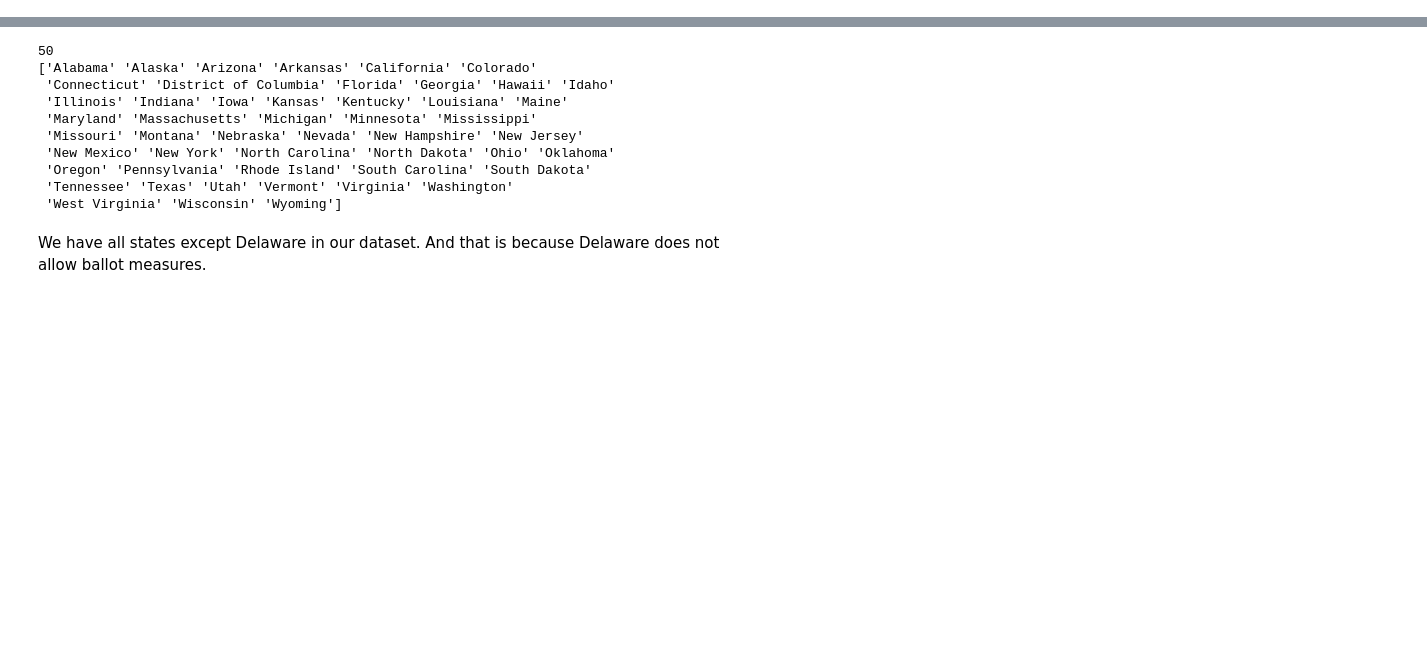
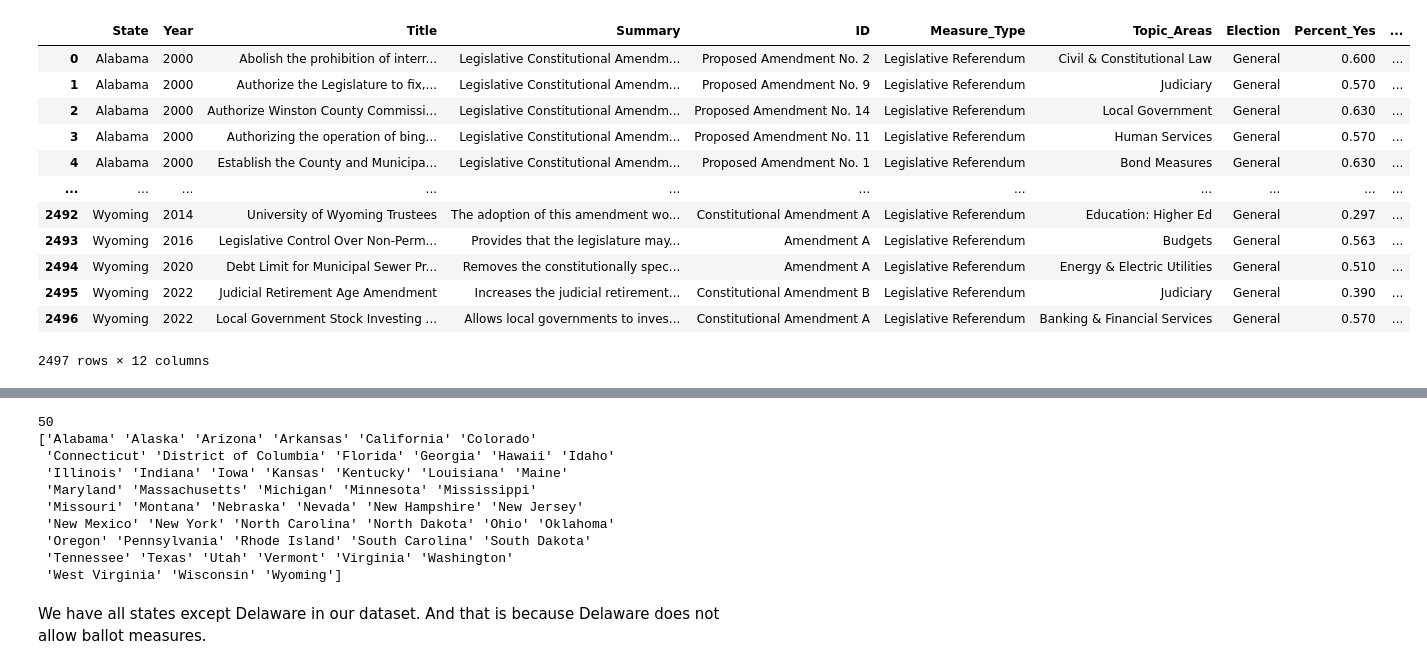
Before and after one commit to micahbenson/llm-ballot-qs, a Jupyter notebook: analysis/eda.ipynb, the cells around one changed output, grey strips where cells are left out. Drawn from its saved outputs; the diff is of its cells as text; code cells hidden in the pictures; blank space fills up the shorter version.

Commit message:
updated all data processing

```diff
--- a/analysis/eda.ipynb
+++ b/analysis/eda.ipynb
@@ -1,8 +1,25 @@
 # %%
 import pandas as pd
 import numpy as np
 from ydata_profiling import ProfileReport
 from matplotlib import pyplot as plt
+
+df = pd.read_csv("../data/clean_ballot_qs.csv", index_col=0)
+df
+# %% [output]
+|  | State | Year | Title | Summary | ID | Measure_Type | Topic_Areas | Election | Percent_Yes | ... |
+| 0 | Alabama | 2000 | Abolish the prohibition of interr... | Legislative Constitutional Amendm... | Proposed Amendment No. 2 | Legislative Referendum | Civil & Constitutional Law | General | 0.600 | ... |
+| 1 | Alabama | 2000 | Authorize the Legislature to fix,... | Legislative Constitutional Amendm... | Proposed Amendment No. 9 | Legislative Referendum | Judiciary | General | 0.570 | ... |
+| 2 | Alabama | 2000 | Authorize Winston County Commissi... | Legislative Constitutional Amendm... | Proposed Amendment No. 14 | Legislative Referendum | Local Government | General | 0.630 | ... |
+| 3 | Alabama | 2000 | Authorizing the operation of bing... | Legislative Constitutional Amendm... | Proposed Amendment No. 11 | Legislative Referendum | Human Services | General | 0.570 | ... |
+| 4 | Alabama | 2000 | Establish the County and Municipa... | Legislative Constitutional Amendm... | Proposed Amendment No. 1 | Legislative Referendum | Bond Measures | General | 0.630 | ... |
+| ... | ... | ... | ... | ... | ... | ... | ... | ... | ... | ... |
+| 2492 | Wyoming | 2014 | University of Wyoming Trustees | The adoption of this amendment wo... | Constitutional Amendment A | Legislative Referendum | Education: Higher Ed | General | 0.297 | ... |
+| 2493 | Wyoming | 2016 | Legislative Control Over Non-Perm... | Provides that the legislature may... | Amendment A | Legislative Referendum | Budgets | General | 0.563 | ... |
+| 2494 | Wyoming | 2020 | Debt Limit for Municipal Sewer Pr... | Removes the constitutionally spec... | Amendment A | Legislative Referendum | Energy & Electric Utilities | General | 0.510 | ... |
+| 2495 | Wyoming | 2022 | Judicial Retirement Age Amendment | Increases the judicial retirement... | Constitutional Amendment B | Legislative Referendum | Judiciary | General | 0.390 | ... |
+| 2496 | Wyoming | 2022 | Local Government Stock Investing ... | Allows local governments to inves... | Constitutional Amendment A | Legislative Referendum | Banking & Financial Services | General | 0.570 | ... |
+2497 rows × 12 columns
 # %%
 #Automatically generate some rough analysis of the data
 df = pd.read_csv("./data/clean_ballot_qs.csv")
```
Also changed, not shown: 4 other files.
